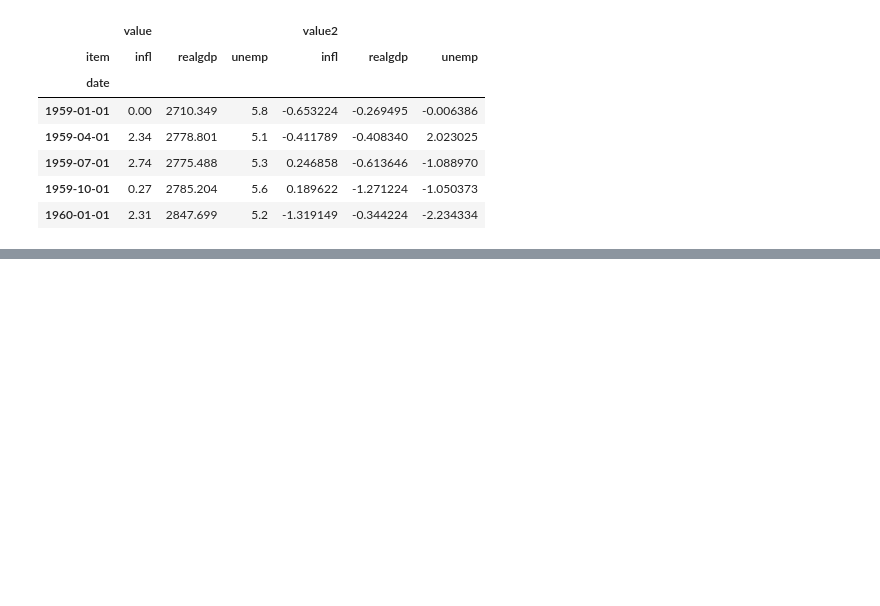
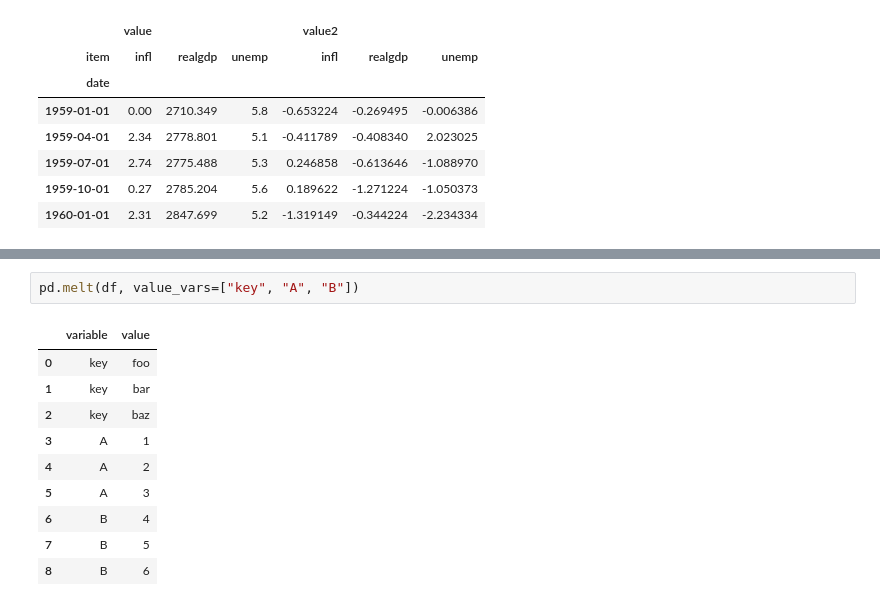
Before and after one commit to f-ckyou/pandas, a Jupyter notebook: pd-8/3_reshaping_and_pivoting.ipynb, the cells around one changed output, grey strips where cells are left out. Saved outputs shown, nothing was run; the diff lists cells and outputs as text; blank space fills up the shorter version.

```diff
--- a/pd-8/3_reshaping_and_pivoting.ipynb
+++ b/pd-8/3_reshaping_and_pivoting.ipynb
@@ -319,0 +402,13 @@ unstacked.head()
+# %%
+pd.melt(df, value_vars=["key", "A", "B"])
+# %% [output]
+|  | variable | value |
+| 0 | key | foo |
+| 1 | key | bar |
+| 2 | key | baz |
+| 3 | A | 1 |
+| 4 | A | 2 |
+| 5 | A | 3 |
+| 6 | B | 4 |
+| 7 | B | 5 |
+| 8 | B | 6 |
```
Also changed, not shown: parts of 7 cells of this notebook.
